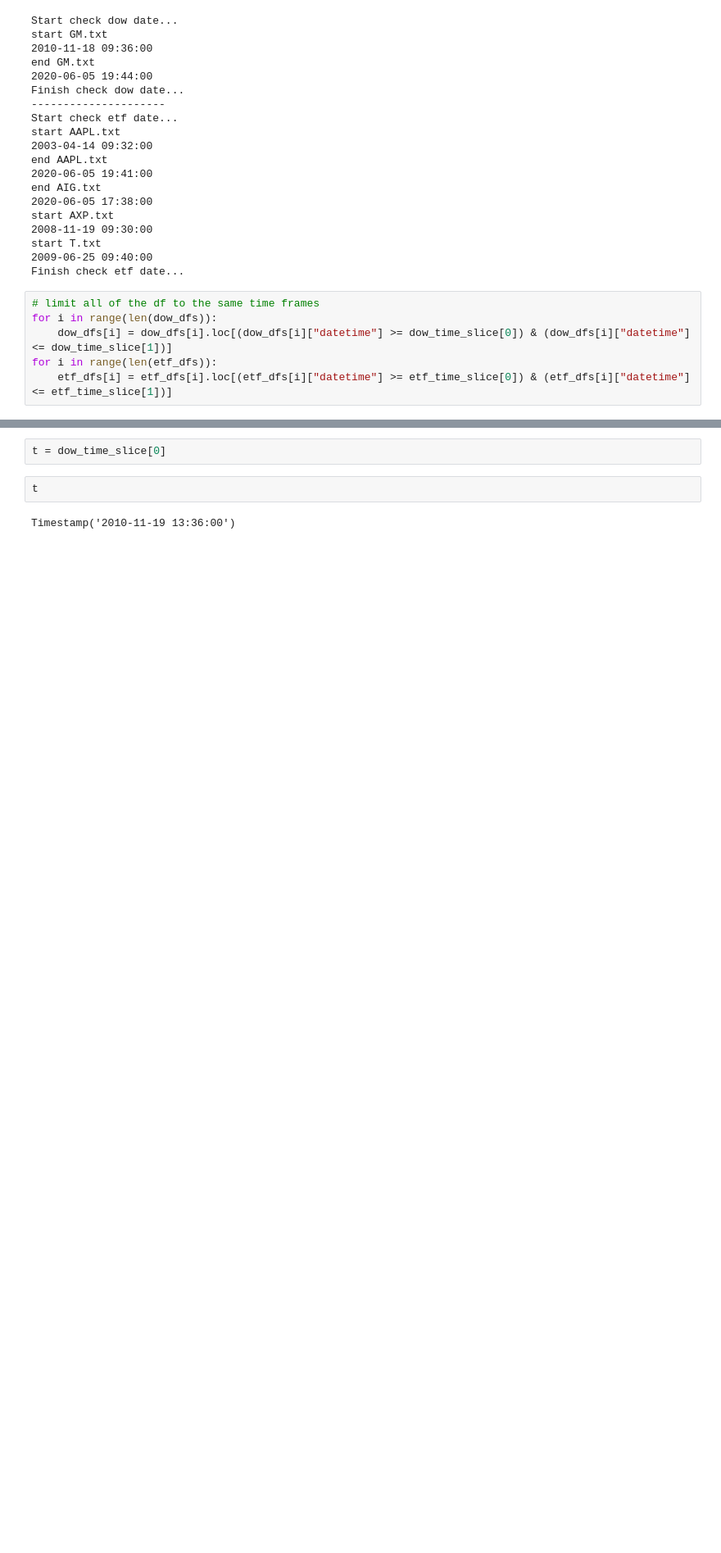
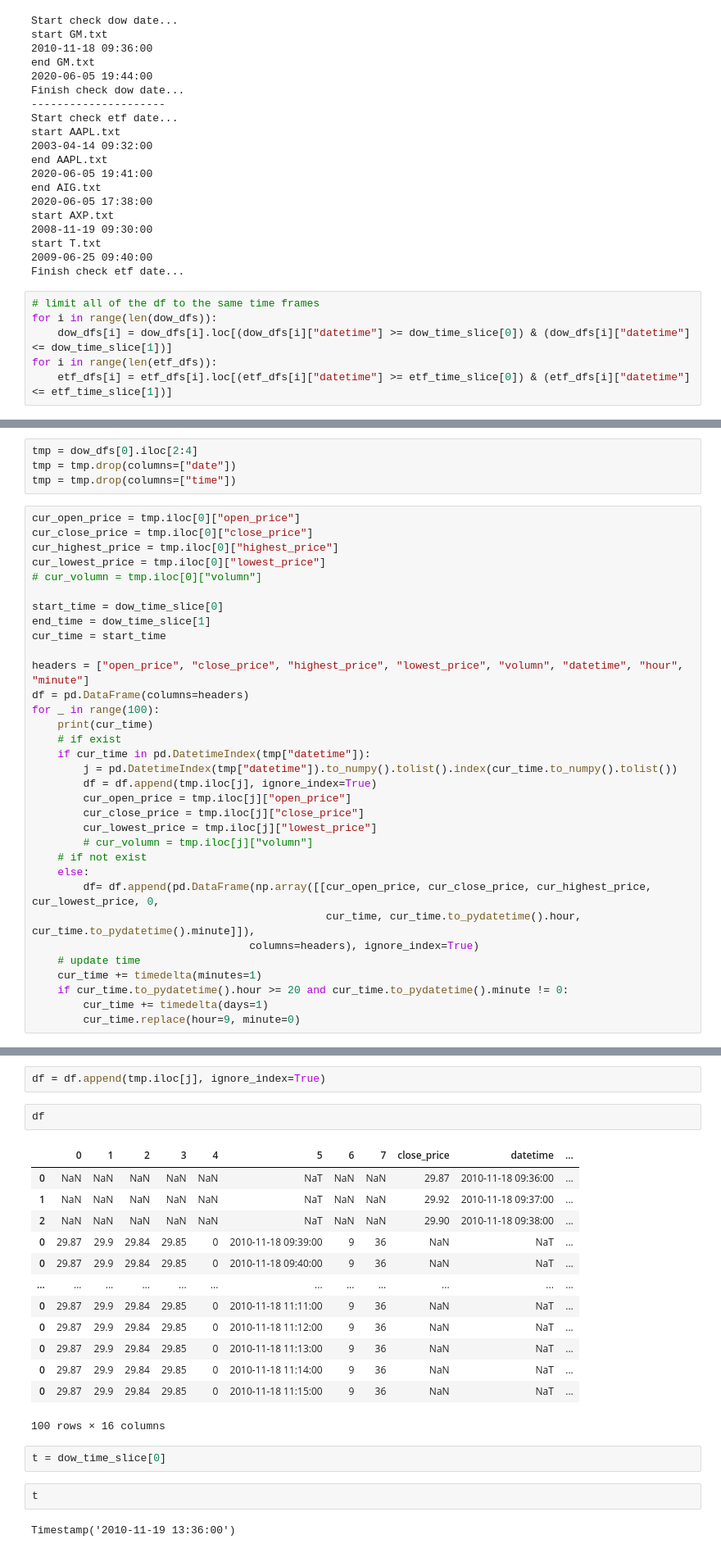
Before and after one commit to troyyxk/correlation_gcn_lstm_prediction, a Jupyter notebook: main.ipynb, the cells around one changed output, grey strips where cells are left out. Shown at 82% size. Drawn from its saved outputs; the diff is of its cells as text; blank space fills up the shorter version.

```diff
--- a/main.ipynb
+++ b/main.ipynb
@@ -158,0 +159,37 @@ pandas._libs.tslibs.timestamps.Timestamp
+# %%
+tmp = dow_dfs[0].iloc[2:4]
+tmp = tmp.drop(columns=["date"])
+tmp = tmp.drop(columns=["time"])
+# %%
+cur_open_price = tmp.iloc[0]["open_price"]
+cur_close_price = tmp.iloc[0]["close_price"]
+cur_highest_price = tmp.iloc[0]["highest_price"]
+cur_lowest_price = tmp.iloc[0]["lowest_price"]
+# cur_volumn = tmp.iloc[0]["volumn"]
+
+start_time = dow_time_slice[0]
+end_time = dow_time_slice[1]
+cur_time = start_time
+
+headers = ["open_price", "close_price", "highest_price", "lowest_price", "volumn", "datetime", "hour", "minute"]
+df = pd.DataFrame(columns=headers)
+for _ in range(100):
+    print(cur_time)
+    # if exist
+    if cur_time in pd.DatetimeIndex(tmp["datetime"]):
+        j = pd.DatetimeIndex(tmp["datetime"]).to_numpy().tolist().index(cur_time.to_numpy().tolist())
+        df = df.append(tmp.iloc[j], ignore_index=True)
+        cur_open_price = tmp.iloc[j]["open_price"]
+        cur_close_price = tmp.iloc[j]["close_price"]
+        cur_lowest_price = tmp.iloc[j]["lowest_price"]
+        # cur_volumn = tmp.iloc[j]["volumn"]
+    # if not exist
+    else:
+        df= df.append(pd.DataFrame(np.array([[cur_open_price, cur_close_price, cur_highest_price, cur_lowest_price, 0,
+                                              cur_time, cur_time.to_pydatetime().hour, cur_time.to_pydatetime().minute]]),
+                                  columns=headers), ignore_index=True)
+    # update time
+    cur_time += timedelta(minutes=1)
+    if cur_time.to_pydatetime().hour >= 20 and cur_time.to_pydatetime().minute != 0:
+        cur_time += timedelta(days=1)
+        cur_time.replace(hour=9, minute=0)
@@ -159,3 +250,21 @@ pandas._libs.tslibs.timestamps.Timestamp
+# %%
+df = df.append(tmp.iloc[j], ignore_index=True)
+# %%
+df
+# %% [output]
+|  | 0 | 1 | 2 | 3 | 4 | 5 | 6 | 7 | close_price | datetime | ... |
+| 0 | NaN | NaN | NaN | NaN | NaN | NaT | NaN | NaN | 29.87 | 2010-11-18 09:36:00 | ... |
+| 1 | NaN | NaN | NaN | NaN | NaN | NaT | NaN | NaN | 29.92 | 2010-11-18 09:37:00 | ... |
+| 2 | NaN | NaN | NaN | NaN | NaN | NaT | NaN | NaN | 29.90 | 2010-11-18 09:38:00 | ... |
+| 0 | 29.87 | 29.9 | 29.84 | 29.85 | 0 | 2010-11-18 09:39:00 | 9 | 36 | NaN | NaT | ... |
+| 0 | 29.87 | 29.9 | 29.84 | 29.85 | 0 | 2010-11-18 09:40:00 | 9 | 36 | NaN | NaT | ... |
+| ... | ... | ... | ... | ... | ... | ... | ... | ... | ... | ... | ... |
+| 0 | 29.87 | 29.9 | 29.84 | 29.85 | 0 | 2010-11-18 11:11:00 | 9 | 36 | NaN | NaT | ... |
+| 0 | 29.87 | 29.9 | 29.84 | 29.85 | 0 | 2010-11-18 11:12:00 | 9 | 36 | NaN | NaT | ... |
+| 0 | 29.87 | 29.9 | 29.84 | 29.85 | 0 | 2010-11-18 11:13:00 | 9 | 36 | NaN | NaT | ... |
+| 0 | 29.87 | 29.9 | 29.84 | 29.85 | 0 | 2010-11-18 11:14:00 | 9 | 36 | NaN | NaT | ... |
+| 0 | 29.87 | 29.9 | 29.84 | 29.85 | 0 | 2010-11-18 11:15:00 | 9 | 36 | NaN | NaT | ... |
+100 rows × 16 columns
 # %%
 t = dow_time_slice[0]
 # %%
```
Also changed, not shown: parts of 8 cells of this notebook.
